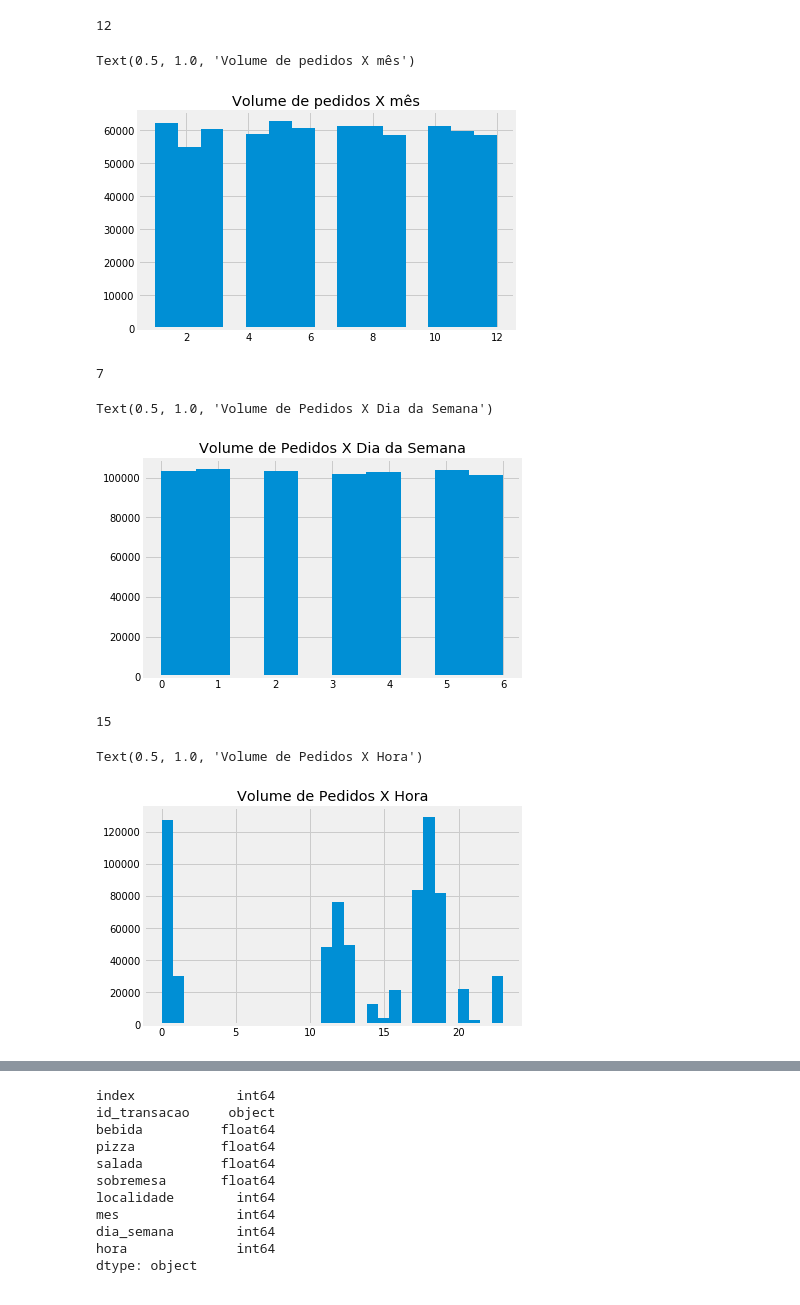
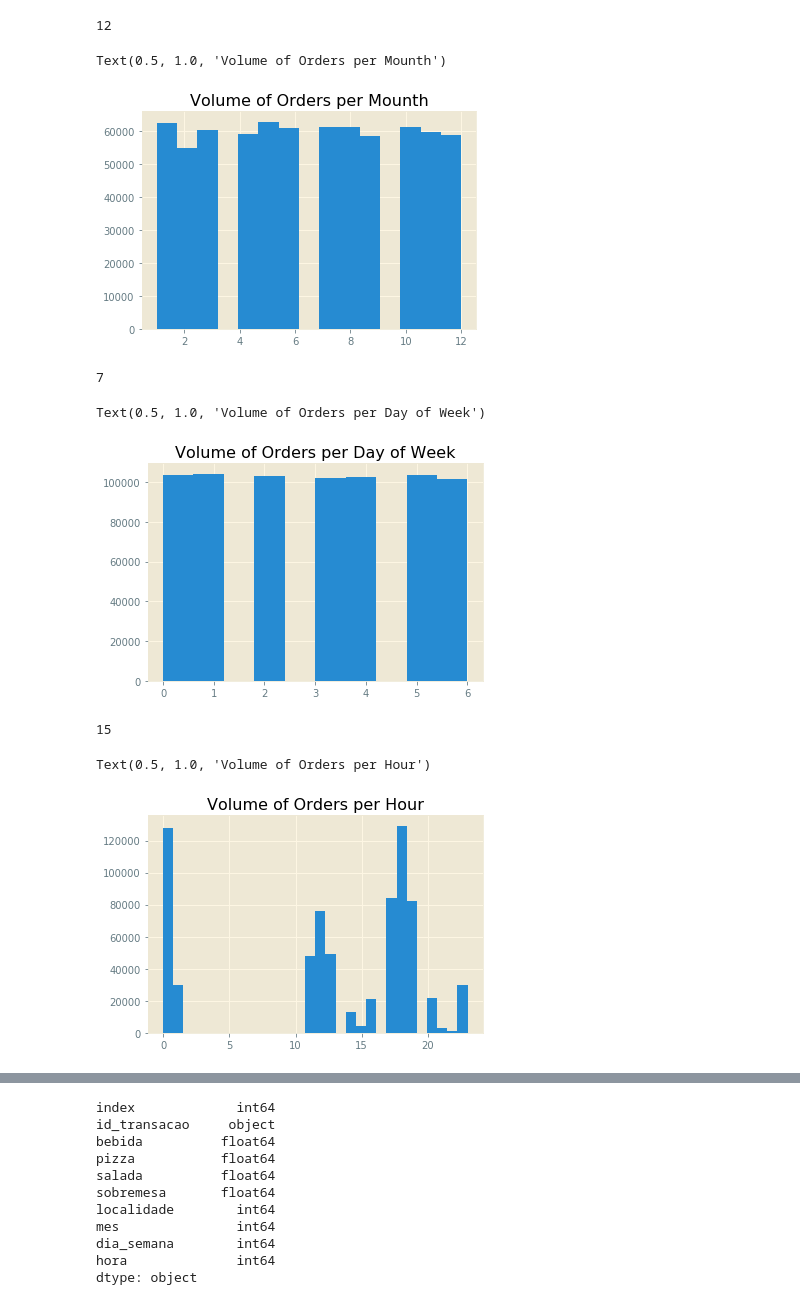
Before and after one commit to Dieljr/pythonDev, a Jupyter notebook: Segmentation_Customer.ipynb, the cells around one changed output, grey strips where cells are left out. Drawn from its saved outputs; the diff is of its cells as text; code cells hidden in the pictures.

```diff
--- a/Segmentation_Customer.ipynb
+++ b/Segmentation_Customer.ipynb
@@ -18,7 +18,7 @@ import matplotlib as mpl
 import seaborn as sb
 
 from matplotlib import pyplot as plt
-plt.style.use('fivethirtyeight')
+plt.style.use('Solarize_Light2')
 plt.figure(1 , figsize = (15 , 6))
 %matplotlib inline
 
@@ -492,30 +465,30 @@ food_df_tempo['mes'].nunique()
 12
 # %%
 food_df_tempo['mes'].hist(bins = 15)
-plt.title("Volume de pedidos X mês")
+plt.title("Volume of Orders per Mounth")
 # %% [output]
-Text(0.5, 1.0, 'Volume de pedidos X mês')
+Text(0.5, 1.0, 'Volume of Orders per Mounth')
-[figure, old version]
+[figure, new version]
 # %%
 food_df_tempo['dia_semana'].nunique()
 # %% [output]
 7
 # %%
 food_df_tempo['dia_semana'].hist()
-plt.title("Volume de Pedidos X Dia da Semana")
+plt.title("Volume of Orders per Day of Week")
 # %% [output]
-Text(0.5, 1.0, 'Volume de Pedidos X Dia da Semana')
+Text(0.5, 1.0, 'Volume of Orders per Day of Week')
-[figure, old version]
+[figure, new version]
 # %%
 food_df_tempo['hora'].nunique()
 # %% [output]
 15
 # %%
 food_df_tempo['hora'].hist(bins = 30)
-plt.title("Volume de Pedidos X Hora")
+plt.title("Volume of Orders per Hour")
 # %% [output]
-Text(0.5, 1.0, 'Volume de Pedidos X Hora')
+Text(0.5, 1.0, 'Volume of Orders per Hour')
-[figure, old version]
+[figure, new version]
 # %%
 plt.figure(1, figsize = (20,10))
 sb.countplot(data = food_df_tempo, y = 'localidade')
```
Also changed, not shown: parts of 143 cells of this notebook.
